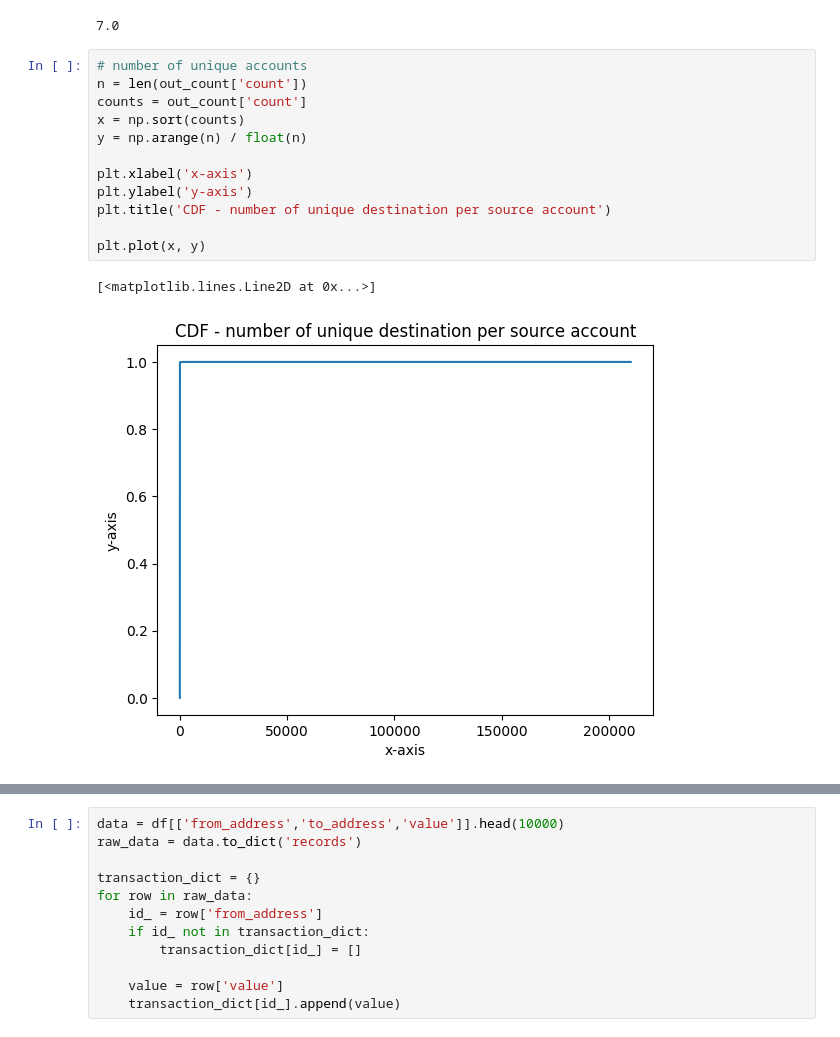
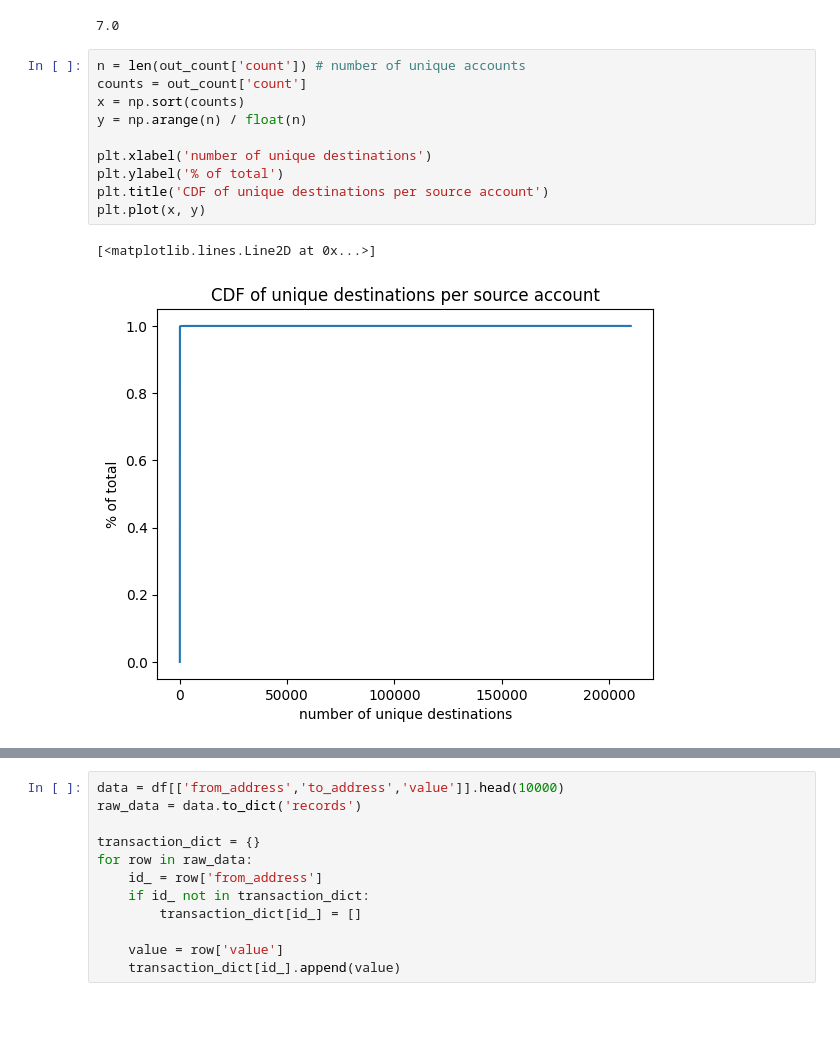
Before and after one commit to sheilafarrahi/thesis, a Jupyter notebook: prepare-data.ipynb, the cells around one changed output, grey strips where cells are left out. Cells and saved outputs as stored; diff of their text form.

```diff
--- a/prepare-data.ipynb
+++ b/prepare-data.ipynb
@@ -61,17 +62,15 @@ out_count['count'].quantile(0.99)
 # %% [output]
 7.0
 # %%
-# number of unique accounts
-n = len(out_count['count'])
+n = len(out_count['count']) # number of unique accounts
 counts = out_count['count']
 x = np.sort(counts)
 y = np.arange(n) / float(n)
 
-plt.xlabel('x-axis')
-plt.ylabel('y-axis')
-plt.title('CDF - number of unique destination per source account')
-
+plt.xlabel('number of unique destinations')
+plt.ylabel('% of total')
+plt.title('CDF of unique destinations per source account')
 plt.plot(x, y)
 # %% [output]
 [<matplotlib.lines.Line2D at 0x...>]
-[figure, old version]
+[figure, new version]
```
Also changed, not shown: parts of 7 cells of this notebook.
